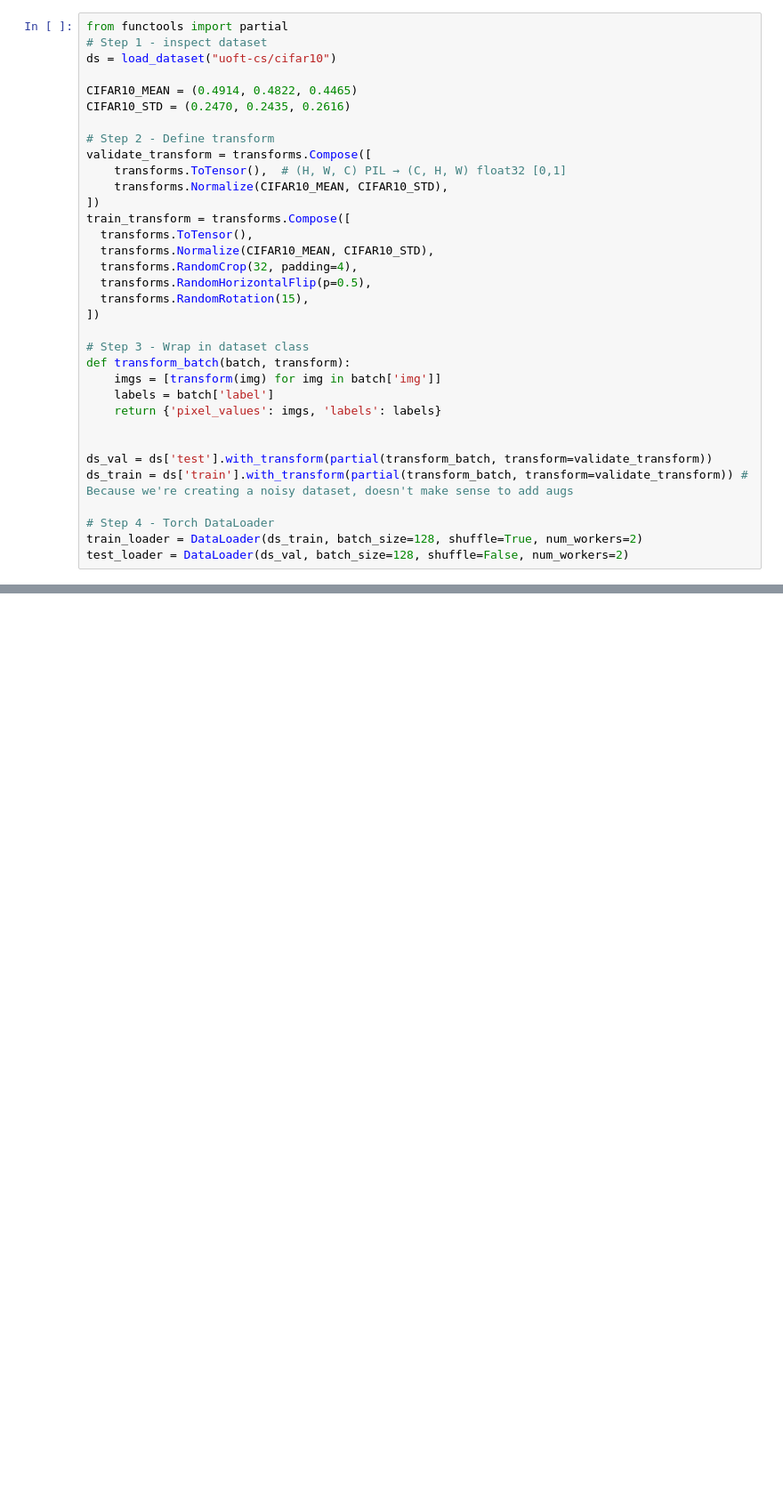
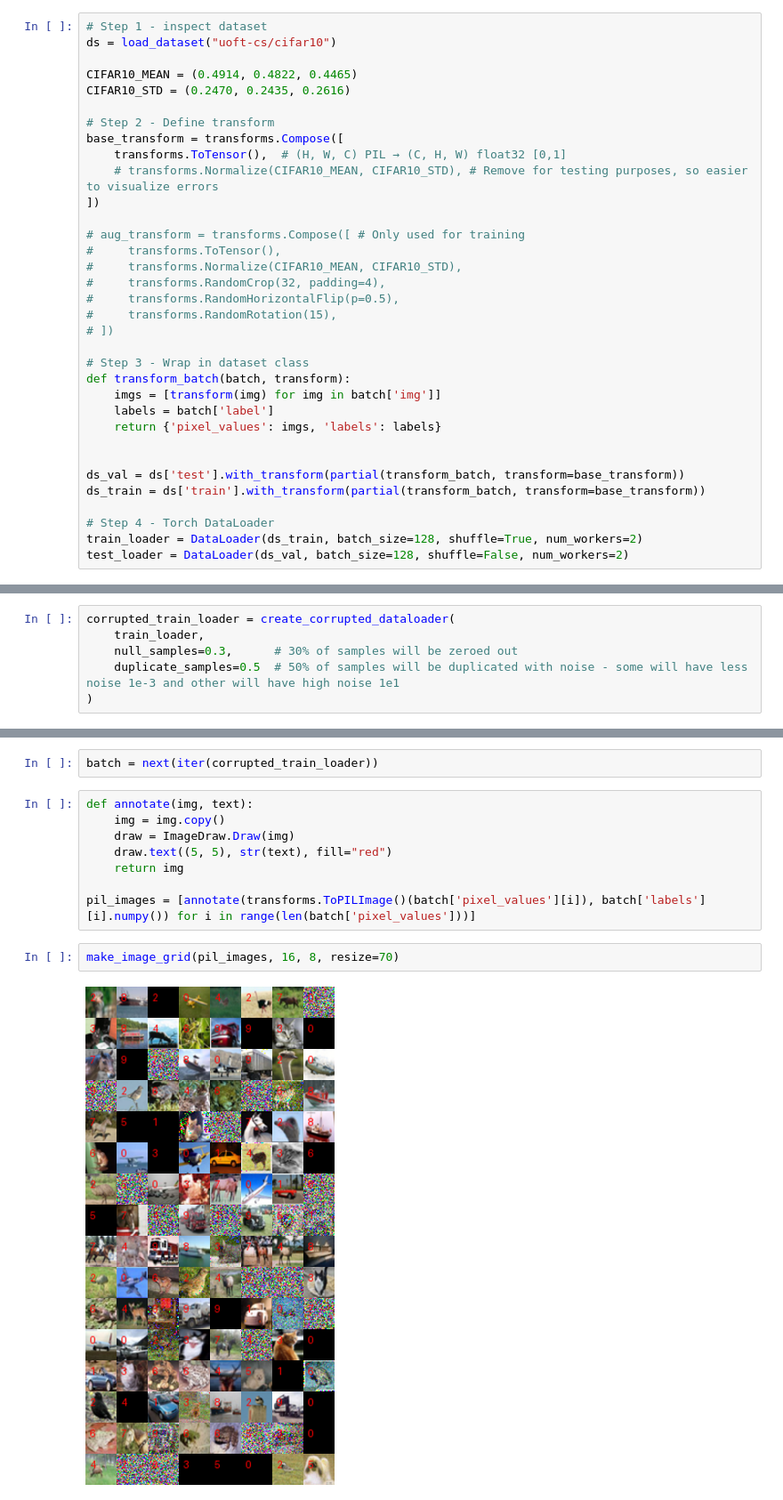
Before and after one commit to QasimWani/simple-transformer, a Jupyter notebook: mlp/image_classifier.ipynb, the cells around one changed output, grey strips where cells are left out. Shown at 89% size. Saved outputs shown, nothing was run; the diff lists cells and outputs as text; blank space fills up the shorter version.

```diff
--- a/mlp/image_classifier.ipynb
+++ b/mlp/image_classifier.ipynb
@@ -26,5 +31,4 @@ print(torch.cuda.is_available())
 # %%
-from functools import partial
 # Step 1 - inspect dataset
 ds = load_dataset("uoft-cs/cifar10")
 
@@ -32,17 +36,18 @@ CIFAR10_MEAN = (0.4914, 0.4822, 0.4465)
 CIFAR10_STD = (0.2470, 0.2435, 0.2616)
 
 # Step 2 - Define transform
-validate_transform = transforms.Compose([
+base_transform = transforms.Compose([
     transforms.ToTensor(),  # (H, W, C) PIL → (C, H, W) float32 [0,1]
-    transforms.Normalize(CIFAR10_MEAN, CIFAR10_STD),
+    # transforms.Normalize(CIFAR10_MEAN, CIFAR10_STD), # Remove for testing purposes, so easier to visualize errors
 ])
-train_transform = transforms.Compose([
-  transforms.ToTensor(),
-  transforms.Normalize(CIFAR10_MEAN, CIFAR10_STD),
-  transforms.RandomCrop(32, padding=4),
-  transforms.RandomHorizontalFlip(p=0.5),
-  transforms.RandomRotation(15),
-])
+
+# aug_transform = transforms.Compose([ # Only used for training
+#     transforms.ToTensor(),
+#     transforms.Normalize(CIFAR10_MEAN, CIFAR10_STD),
+#     transforms.RandomCrop(32, padding=4),
+#     transforms.RandomHorizontalFlip(p=0.5),
+#     transforms.RandomRotation(15),
+# ])
 
 # Step 3 - Wrap in dataset class
 def transform_batch(batch, transform):
@@ -51,8 +56,8 @@ def transform_batch(batch, transform):
     return {'pixel_values': imgs, 'labels': labels}
 
 
-ds_val = ds['test'].with_transform(partial(transform_batch, transform=validate_transform))
-ds_train = ds['train'].with_transform(partial(transform_batch, transform=validate_transform)) # Because we're creating a noisy dataset, doesn't make sense to add augs
+ds_val = ds['test'].with_transform(partial(transform_batch, transform=base_transform))
+ds_train = ds['train'].with_transform(partial(transform_batch, transform=base_transform))
 
 # Step 4 - Torch DataLoader
 train_loader = DataLoader(ds_train, batch_size=128, shuffle=True, num_workers=2)
@@ -491,0 +291,6 @@ visualize_outputs(noisy_model, test_loader)
+# %%
+corrupted_train_loader = create_corrupted_dataloader(
+    train_loader,
+    null_samples=0.3,      # 30% of samples will be zeroed out
+    duplicate_samples=0.5  # 50% of samples will be duplicated with noise - some will have less noise 1e-3 and other will have high noise 1e1
+)
@@ -491,0 +312,14 @@ visualize_outputs(noisy_model, test_loader)
+# %%
+batch = next(iter(corrupted_train_loader))
+# %%
+def annotate(img, text):
+    img = img.copy()
+    draw = ImageDraw.Draw(img)
+    draw.text((5, 5), str(text), fill="red")
+    return img
+
+pil_images = [annotate(transforms.ToPILImage()(batch['pixel_values'][i]), batch['labels'][i].numpy()) for i in range(len(batch['pixel_values']))]
+# %%
+make_image_grid(pil_images, 16, 8, resize=70)
+# %% [output]
+[figure, added]
```
Also changed, not shown: parts of 28 cells of this notebook.
